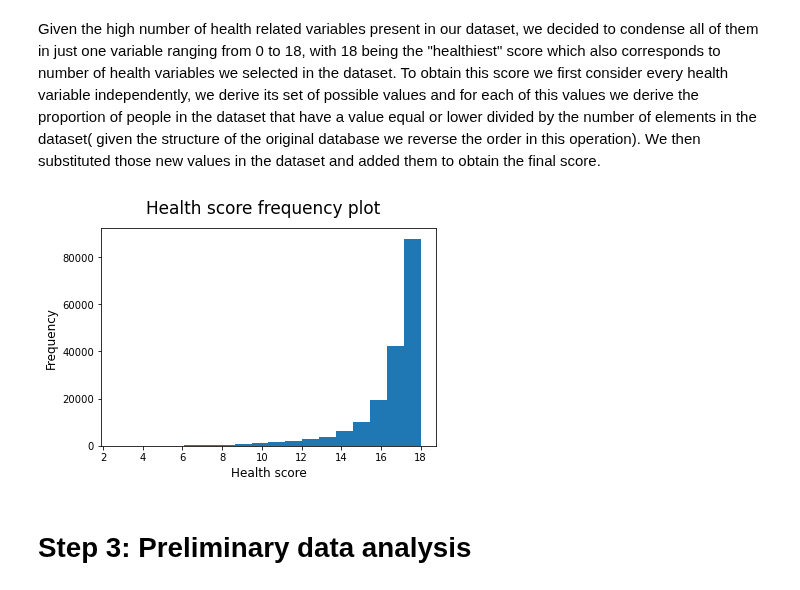
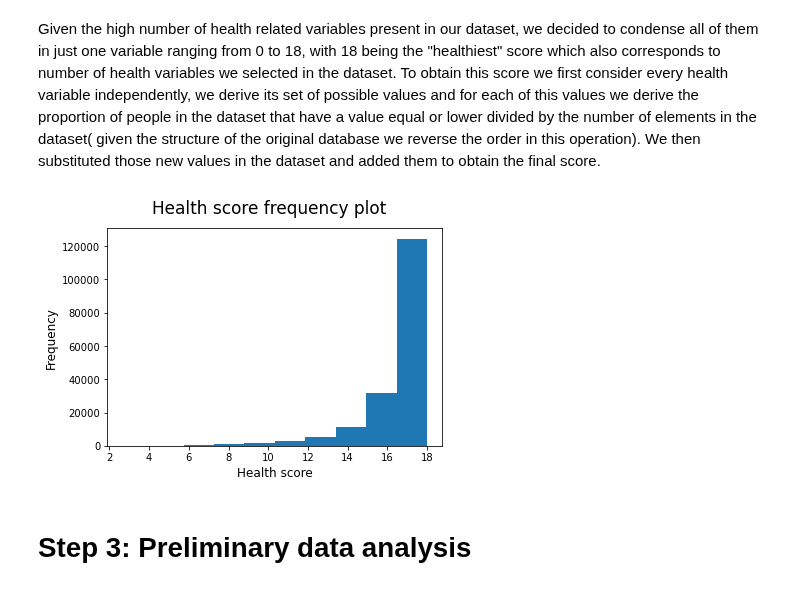
Before and after one commit to emarazz/ada_2020, a Jupyter notebook: Homework/04 - Detection of housing-health relationship/p4_V2.ipynb, the cells around one changed output. Drawn from its saved outputs; the diff is of its cells as text; code cells hidden in the pictures.

Commit message:
Fix healt variable

```diff
--- a/Homework/04 - Detection of housing-health relationship/p4_V2.ipynb
+++ b/Homework/04 - Detection of housing-health relationship/p4_V2.ipynb
@@ -192,17 +192,18 @@ fatigue_frequency       [1 0 2 3]
 # %% [markdown]
 Given the high number of health related variables present in our dataset, we decided to condense all of them in just one variable ranging from 0 to 18, with 18 being the "healthiest" score which also corresponds to number of health variables we selected in the dataset. To obtain this score we first consider every health variable independently, we derive its set of possible values and for each of this values we derive the proportion of people in the dataset that have a value equal or lower divided by the number of elements in the dataset( given the structure of the original database we reverse the order in this operation). We then substituted those new values in the dataset and added them to obtain the final score.
 # %%
-data_person_all['health'] = 18 - (data_person_all[health_var] / data_person_all[health_var].max(axis=0)).sum(axis=1)
+data_person_all[health_var] = 1 - data_person_all[health_var] / data_person_all[health_var].max(axis=0)
+data_person_all['health'] =  data_person_all[health_var].sum(axis=1)
 # %%
 # distribution of "health" in the dataset
 fig, ax = plt.subplots()
 ax.set_xlabel('Health score', fontsize=12)
 ax.set_ylabel('Frequency', fontsize=12)
 fig.suptitle("Health score frequency plot", fontsize=17)
-data_person_all["health"].hist(ax=ax,bins=18)
+data_person_all["health"].hist(ax=ax,bins=10)
 ax.grid(False)
 # %% [output]
-[figure, old version]
+[figure, new version]
 # %% [markdown]
 # Step 3: Preliminary data analysis
 # %% [markdown]
```
Also changed, not shown: parts of 6 cells of this notebook.
